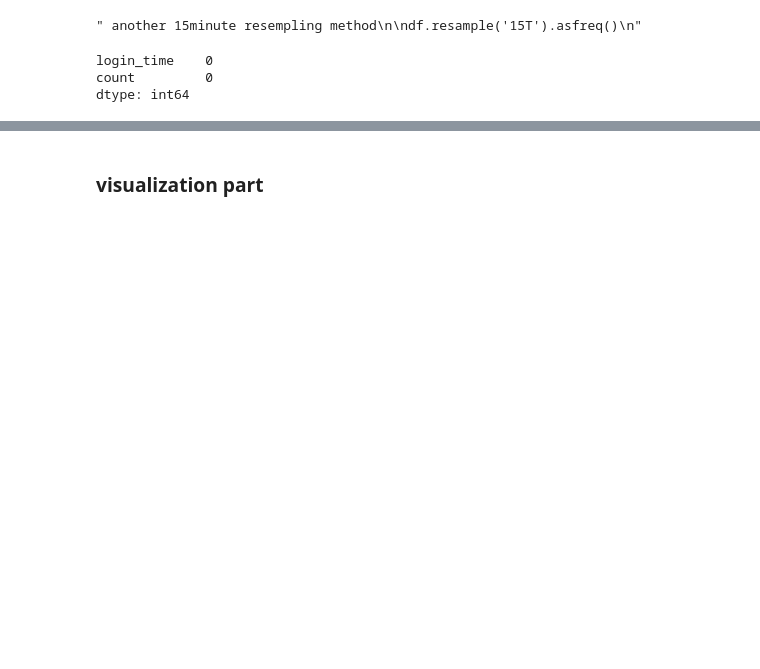
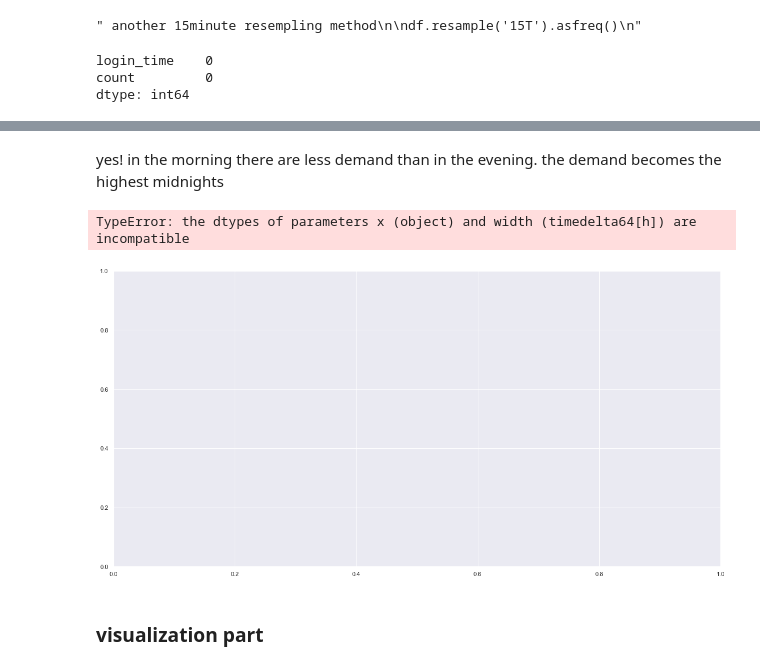
Before and after one commit to faikbak/01_first_notebook, a Jupyter notebook: ultimate challenge/ultimate challenge.ipynb, the cells around one changed output, grey strips where cells are left out. Drawn from its saved outputs; the diff is of its cells as text; code cells hidden in the pictures; blank space fills up the shorter version.

```diff
--- a/ultimate challenge/ultimate challenge.ipynb
+++ b/ultimate challenge/ultimate challenge.ipynb
@@ -139,3 +158,15 @@ Name: login_time, Length: 93142, dtype: int64
+# %% [markdown]
+yes! in the morning there are less demand than in the evening. the demand becomes the highest midnights
+# %%
+plt.figure(figsize=(20, 10))
+plt.bar(Counter(hours), hours.unique, color='grey',  width=np.timedelta64(12, 'h'))
+plt.xlabel('Hours')
+plt.ylabel('Frequency')
+plt.title('Hours Plot')
+sns.set()
+# %% [output]
+TypeError: the dtypes of parameters x (object) and width (timedelta64[h]) are incompatible
+[figure, added]
 # %% [markdown]
 ### visualization part
 # %%
```
Also changed, not shown: parts of 48 cells of this notebook.
